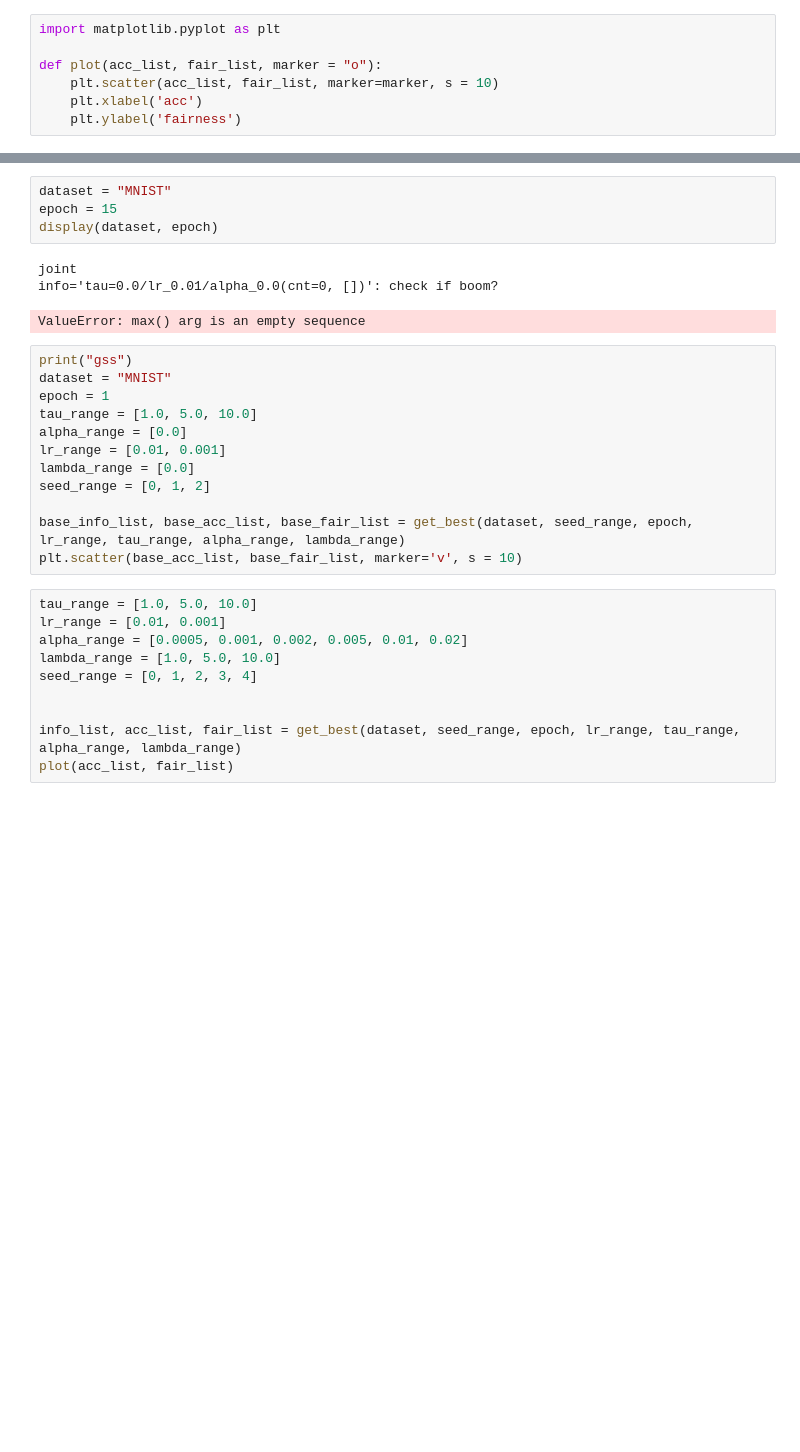
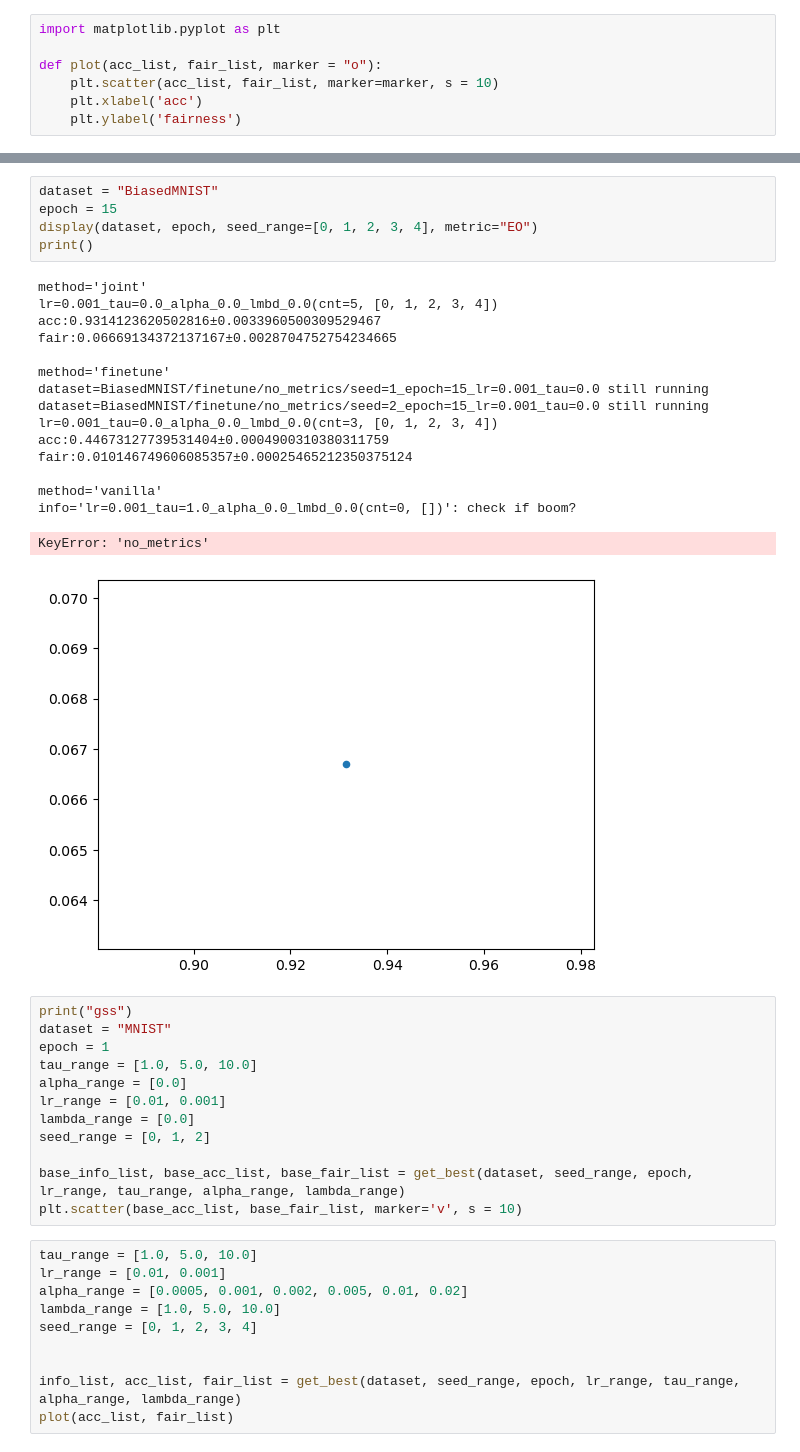
Before and after one commit to jyparkkr/FSW, a Jupyter notebook: interpret.ipynb, the cells around one changed output, grey strips where cells are left out. Saved outputs shown, nothing was run; the diff lists cells and outputs as text; blank space fills up the shorter version.

```diff
--- a/interpret.ipynb
+++ b/interpret.ipynb
@@ -259,11 +443,25 @@ display(dataset, epoch)
 # %%
-dataset = "MNIST"
+dataset = "BiasedMNIST"
 epoch = 15
-display(dataset, epoch)
+display(dataset, epoch, seed_range=[0, 1, 2, 3, 4], metric="EO")
+print()
 # %% [output]
-joint
-info='tau=0.0/lr_0.01/alpha_0.0(cnt=0, [])': check if boom?
+method='joint'
+lr=0.001_tau=0.0_alpha_0.0_lmbd_0.0(cnt=5, [0, 1, 2, 3, 4])
+acc:0.9314123620502816±0.0033960500309529467
+fair:0.06669134372137167±0.0028704752754234665
+
+method='finetune'
+dataset=BiasedMNIST/finetune/no_metrics/seed=1_epoch=15_lr=0.001_tau=0.0 still running
+dataset=BiasedMNIST/finetune/no_metrics/seed=2_epoch=15_lr=0.001_tau=0.0 still running
+lr=0.001_tau=0.0_alpha_0.0_lmbd_0.0(cnt=3, [0, 1, 2, 3, 4])
+acc:0.44673127739531404±0.0004900310380311759
+fair:0.010146749606085357±0.00025465212350375124
+
+method='vanilla'
+info='lr=0.001_tau=1.0_alpha_0.0_lmbd_0.0(cnt=0, [])': check if boom?
-ValueError: max() arg is an empty sequence
+KeyError: 'no_metrics'
+[figure, added]
 # %%
 print("gss")
 dataset = "MNIST"
```
Also changed, not shown: parts of 7 cells of this notebook, 57 other files.
